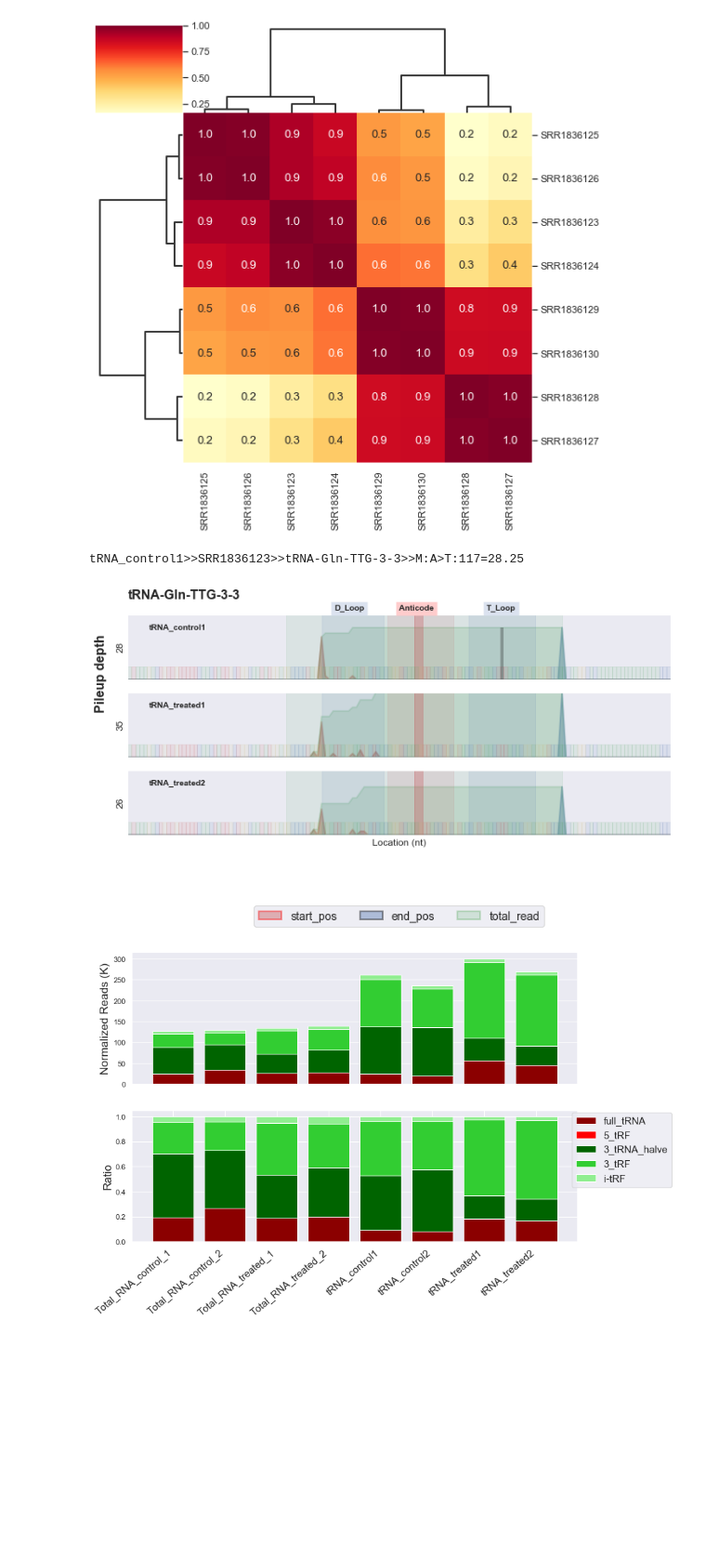
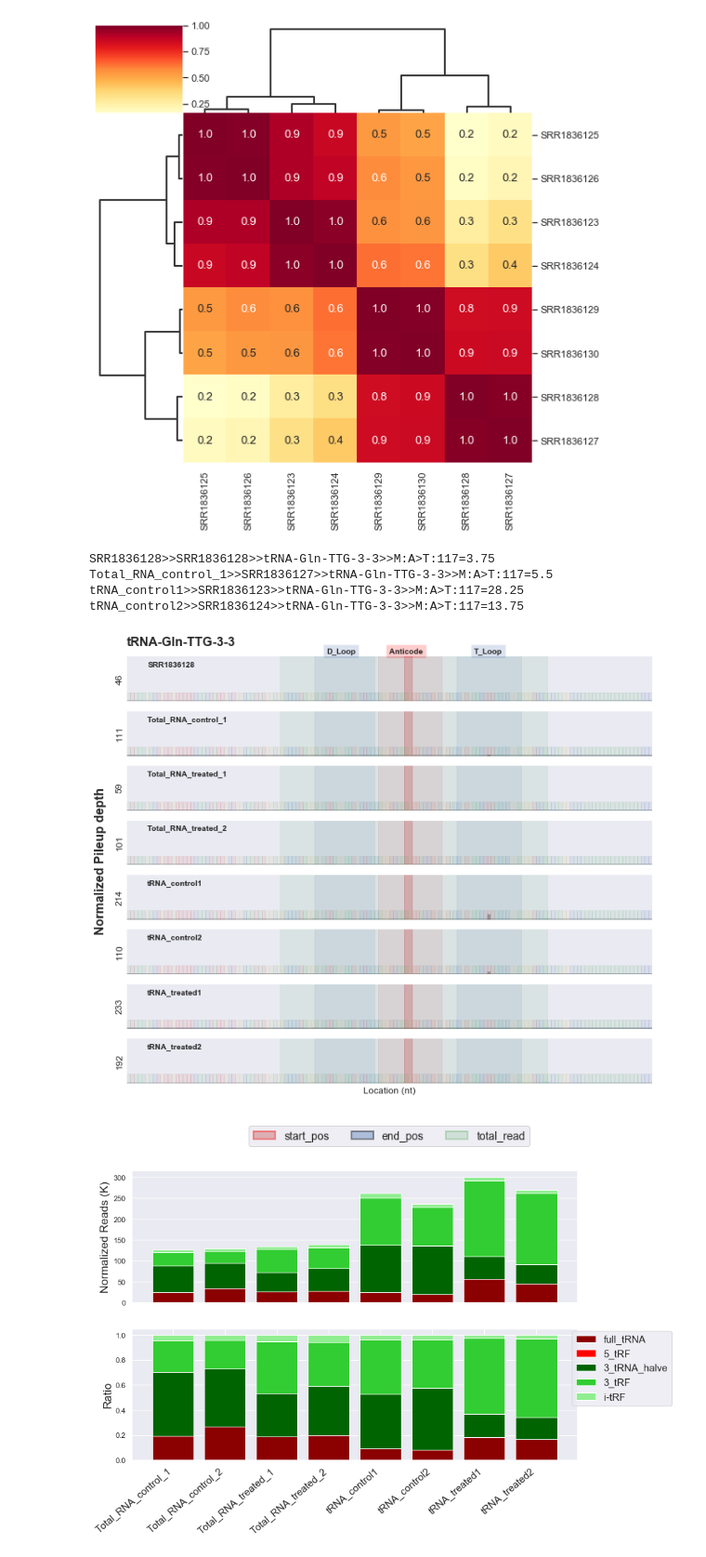
Before and after one commit to hqyone/tRNAExplorer, a Jupyter notebook: visualization/Report_creater.ipynb, the cells around one changed output. Shown at 93% size. Drawn from its saved outputs; the diff is of its cells as text; code cells hidden in the pictures; blank space fills up the shorter version.

```diff
--- a/visualization/Report_creater.ipynb
+++ b/visualization/Report_creater.ipynb
@@ -45,24 +45,27 @@ cp.drawCorrMatrixPic(d,
 # %%
 '''
     Draw tRF profiles for each tRNA across samples
     @param d: The data object generated by data_loader.py
-    @param test: Boolean, If true only print the first profile for testing
+    @param test: Boolean, If true only prints the first profile for testing
                  or print all profiles in output_dir
     @param output_dir: The output directory. The default is <output_dir>/reports
     @param min_depth: The minimum depth of pileup for a sample to print the profile (Default 20)
     @param share_y_lim: Whether all profiles share the same depth limitation across samples (Default True)
     @param normalized: whether normalize to the number of total tRNA mapped reads (Default True)
     @return:
 '''
 dp.drawProfiles(d,
                 test = True,
                 output_dir="",
                 min_depth=20,
                 share_y_lim = True,
-                normalized = False
+                normalized = True
                 )
 # %% [output]
+SRR1836128>>SRR1836128>>tRNA-Gln-TTG-3-3>>M:A>T:117=3.75
+Total_RNA_control_1>>SRR1836127>>tRNA-Gln-TTG-3-3>>M:A>T:117=5.5
 tRNA_control1>>SRR1836123>>tRNA-Gln-TTG-3-3>>M:A>T:117=28.25
+tRNA_control2>>SRR1836124>>tRNA-Gln-TTG-3-3>>M:A>T:117=13.75
-[figure, old version]
+[figure, new version]
 # %%
 '''
```
Also changed, not shown: parts of 4 cells of this notebook, 2 other files.
